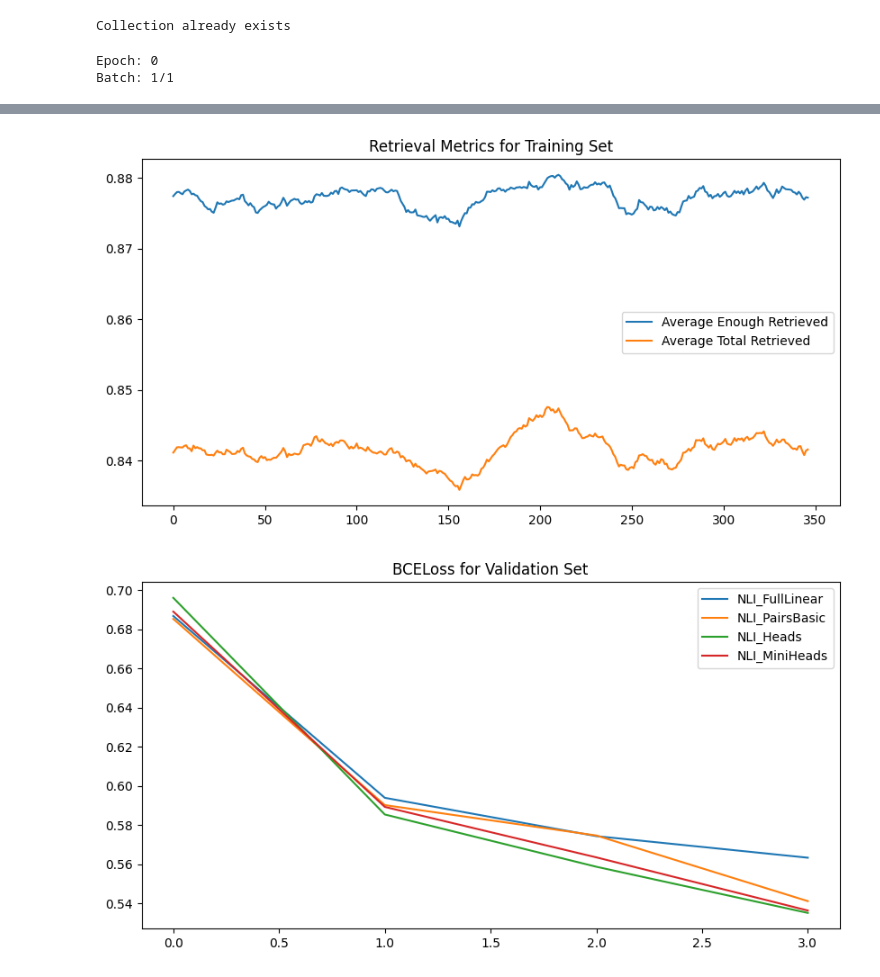
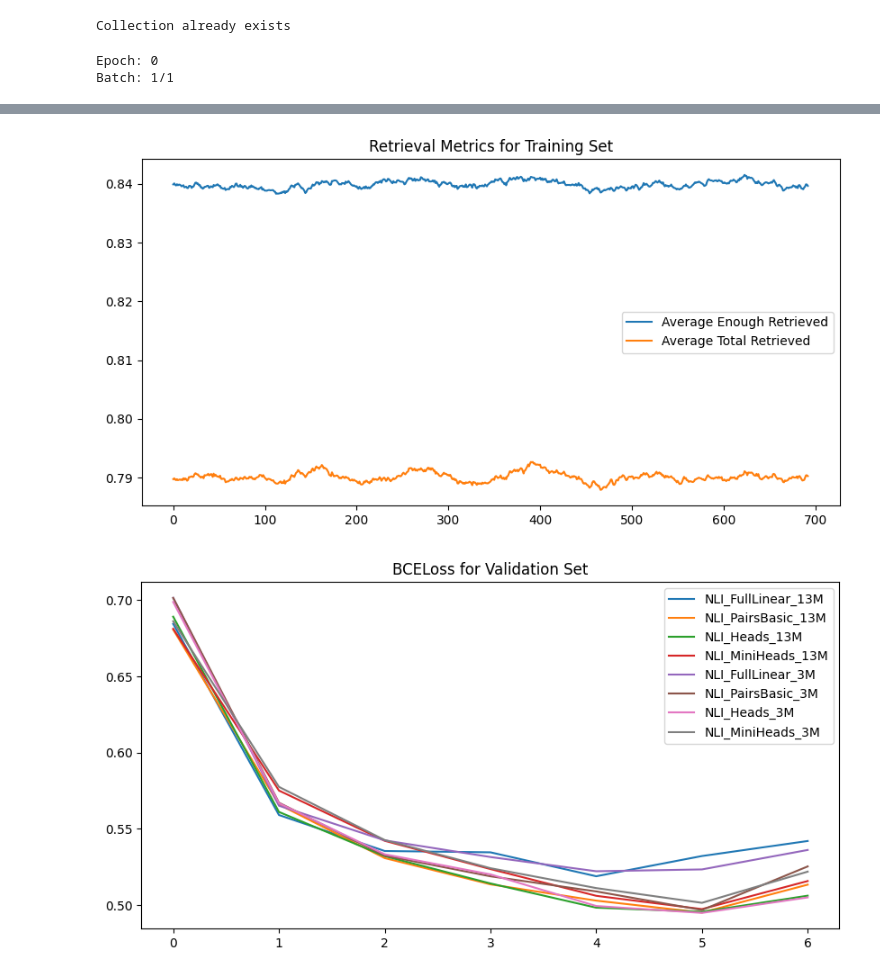
Before and after one commit to ignajgalloupm/tfm_disinformation, a Jupyter notebook: test.ipynb, the cells around one changed output, grey strips where cells are left out. Cells and saved outputs as stored; diff of their text form; code cells hidden in the pictures.

Commit message:
Training completed

```diff
--- a/test.ipynb
+++ b/test.ipynb
@@ -186,4 +186,16 @@ tracking_train = {'nli_accuracy': [],
                 'average_loss1': [],
                 'average_loss2':  [],
                 'average_total_loss': []}
+# %%
+val = Validation(device=device, eval_loader=eval_fever_loader, loss_fn1=loss_fn1, loss_fn2=loss_fn2, model_name='test')
+train = Train(device=device, train_loader=train_fever_loader, loss_fn1=loss_fn1, loss_fn2=loss_fn2, optimizer=optimizer, model_name='v1')
+
+vdb = VectorDatabase(wiki_loader=wiki_dataloader, emb_gen=emb_gen, host='docker', version='v0')
+val.valid_epoch(vdb=vdb, emb_gen=emb_gen, nli=nli, tracking_eval=tracking_eval)
+print_progress(epoch=0, batch=1, num_total_batches=1, tracking_eval=tracking_eval, ma_ratio=None)
+for epoch in range(N_EPOCHS):
+    train.train_epoch(epoch=epoch, vdb=vdb, emb_gen=emb_gen, nli=nli, tracking_train=tracking_train, tracking_eval=tracking_eval, super_batch=128, ma_ratio=0.1)
+    print_progress(epoch=0, batch=1, num_total_batches=1, tracking_train=tracking_train, tracking_eval=tracking_eval, ma_ratio=0.1)
+    val.valid_epoch(vdb=vdb, emb_gen=emb_gen, nli=nli, tracking_eval=tracking_eval)
+    print_progress(epoch=0, batch=1, num_total_batches=1, tracking_train=tracking_train, tracking_eval=tracking_eval, ma_ratio=0.1)
 # %%
@@ -203,14 +225,7 @@ emb_gen.load_state_dict(torch.load('models/emb_gen_v1.pth'))
 # %%
-#val = Validation(device=device, eval_loader=eval_fever_loader, loss_fn1=loss_fn1, loss_fn2=loss_fn2, model_name='test')
-train = Train(device=device, train_loader=train_fever_loader, loss_fn1=loss_fn1, loss_fn2=loss_fn2, optimizer=optimizer, model_name='v1')
-
-vdb = VectorDatabase(wiki_loader=wiki_dataloader, emb_gen=emb_gen, host='docker', version='v1')
-#val.valid_epoch(vdb=vdb, emb_gen=emb_gen, nli=nli, tracking_eval=tracking_eval)
-#print_progress(epoch=0, batch=1, num_total_batches=1, tracking_eval=tracking_eval, ma_ratio=None)
-for epoch in range(N_EPOCHS):
-    train.train_epoch(epoch=epoch, vdb=vdb, emb_gen=emb_gen, nli=nli, tracking_train=tracking_train, tracking_eval=tracking_eval, super_batch=128, ma_ratio=0)
-    print_progress(epoch=0, batch=1, num_total_batches=1, tracking_train=tracking_train, tracking_eval=tracking_eval, ma_ratio=0.1)
-    #val.valid_epoch(vdb=vdb, emb_gen=emb_gen, nli=nli, tracking_eval=tracking_eval)
-    #print_progress(epoch=0, batch=1, num_total_batches=1, tracking_train=tracking_train, tracking_eval=tracking_eval, ma_ratio=None)
+train.train_epoch(epoch=6, vdb=vdb, emb_gen=emb_gen, nli=nli, tracking_train=tracking_train, tracking_eval=tracking_eval, super_batch=128, ma_ratio=0.1)
+print_progress(epoch=0, batch=1, num_total_batches=1, tracking_train=tracking_train, tracking_eval=tracking_eval, ma_ratio=0.1)
+val.valid_epoch(vdb=vdb, emb_gen=emb_gen, nli=nli, tracking_eval=tracking_eval)
+print_progress(epoch=0, batch=1, num_total_batches=1, tracking_train=tracking_train, tracking_eval=tracking_eval, ma_ratio=0.1)
 # %% [output]
 Epoch: 0
@@ -265,26 +250,28 @@ from vector_database import VectorDatabase
 from torch.utils.data import DataLoader
 from fever_dataset import FeverDataset, FeverCollator
 from embgen import EmbeddingGenerator
-from nli_55 import NLI_FullLinear, NLI_PairsBasic, NLI_Heads, NLI_MiniHeads
+from nli_13 import NLI_FullLinear_13M, NLI_PairsBasic_13M, NLI_Heads_13M, NLI_MiniHeads_13M
+from nli_3 import NLI_FullLinear_3M, NLI_PairsBasic_3M, NLI_Heads_3M, NLI_MiniHeads_3M
 from NLI_tests.validation2 import Validation
 from NLI_tests.train2 import Train
 from NLI_tests.other_utils import print_progress
 import torch
 
 device = torch.device('cuda' if torch.cuda.is_available() else 'cpu')
-N_EPOCHS = 3
+N_EPOCHS = 4
 NUM_EXTRA_PAGES = 0
 
 fever_collator = FeverCollator()
 train_fever_dataset = FeverDataset(type='train')
-train_fever_loader = DataLoader(train_fever_dataset, batch_size=len(train_fever_dataset), num_workers=8, shuffle=True, collate_fn=fever_collator, pin_memory=True)
+train_fever_loader = DataLoader(train_fever_dataset, batch_size=len(train_fever_dataset), num_workers=1, shuffle=True, collate_fn=fever_collator, pin_memory=True)
 eval_fever_dataset = FeverDataset(type='eval')
-eval_fever_loader = DataLoader(eval_fever_dataset, len(train_fever_dataset), num_workers=8, shuffle=False, collate_fn=fever_collator, pin_memory=True)
+eval_fever_loader = DataLoader(eval_fever_dataset, len(train_fever_dataset), num_workers=1, shuffle=False, collate_fn=fever_collator, pin_memory=True)
 wiki_dataset = WikiDataset(reduced=False, in_mem=False, num_extra_pages=NUM_EXTRA_PAGES, seed=0)
 wiki_dataloader = DataLoader(wiki_dataset, batch_size=8196, num_workers=8, shuffle=False, pin_memory=True)
 
 emb_gen = EmbeddingGenerator(device=device)
-nli = [NLI_FullLinear(device=device), NLI_PairsBasic(device=device), NLI_Heads(device=device), NLI_MiniHeads(device=device)]
+nli = [NLI_FullLinear_13M(device=device), NLI_PairsBasic_13M(device=device), NLI_Heads_13M(device=device), NLI_MiniHeads_13M(device=device),
+       NLI_FullLinear_3M(device=device), NLI_PairsBasic_3M(device=device), NLI_Heads_3M(device=device), NLI_MiniHeads_3M(device=device)]
 
 loss_fn1 = torch.nn.CosineEmbeddingLoss(margin=0.25)
 loss_fn2 = torch.nn.BCEWithLogitsLoss()
@@ -317,8 +304,8 @@ train = Train(device=device, train_loader=train_fever_loader, loss_fn1=loss_fn1,
 # %% [output]
 Collection already exists
 # %%
-val.valid_epoch(vdb=vdb, emb_gen=emb_gen, nli=nli, tracking_eval=tracking_eval)
-for epoch in range(N_EPOCHS):
+#val.valid_epoch(vdb=vdb, emb_gen=emb_gen, nli=nli, tracking_eval=tracking_eval)
+for epoch in range(2):
     train.train_epoch(epoch=epoch, vdb=vdb, emb_gen=emb_gen, nli=nli, tracking_train=tracking_train, tracking_eval=tracking_eval, super_batch=128, ma_ratio=0.1)
     print_progress(epoch=0, batch=1, num_total_batches=1, tracking_train=tracking_train, tracking_eval=tracking_eval, ma_ratio=0.1)
     val.valid_epoch(vdb=vdb, emb_gen=emb_gen, nli=nli, tracking_eval=tracking_eval)
@@ -331,2 +318,2 @@ Batch: 1/1
-[figure, old version]
+[figure, new version]
-[figure, old version]
+[figure, new version]
```
Also changed, not shown: parts of 11 cells of this notebook, 19 other files.
